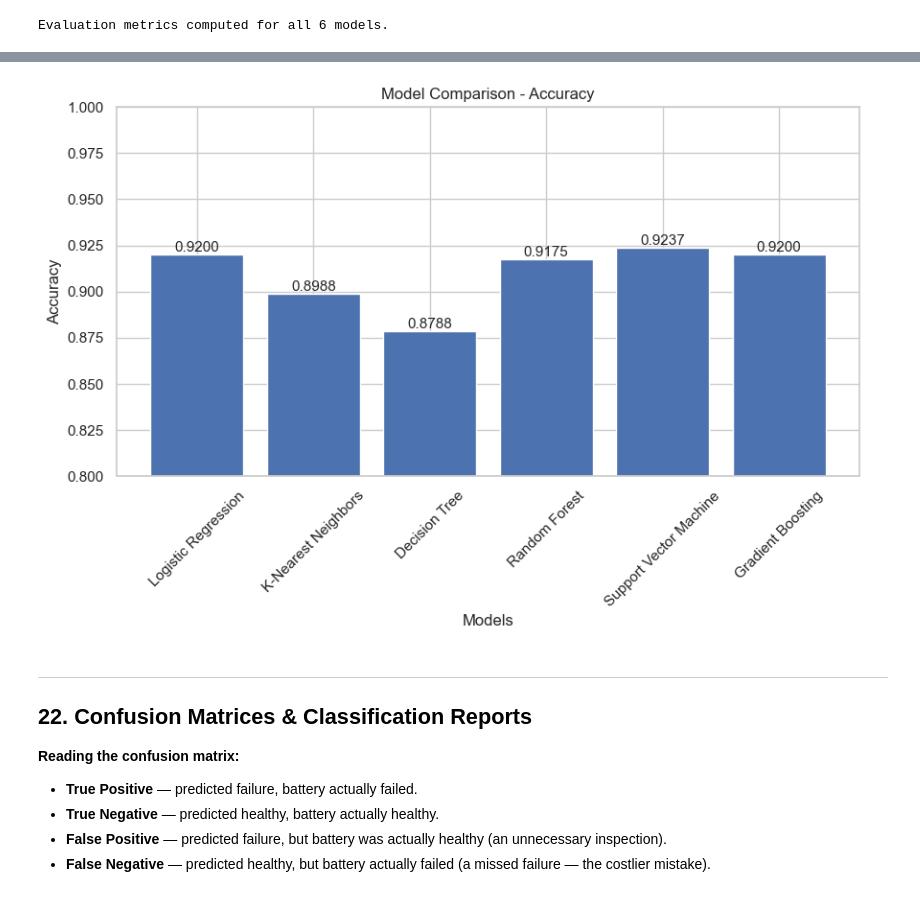
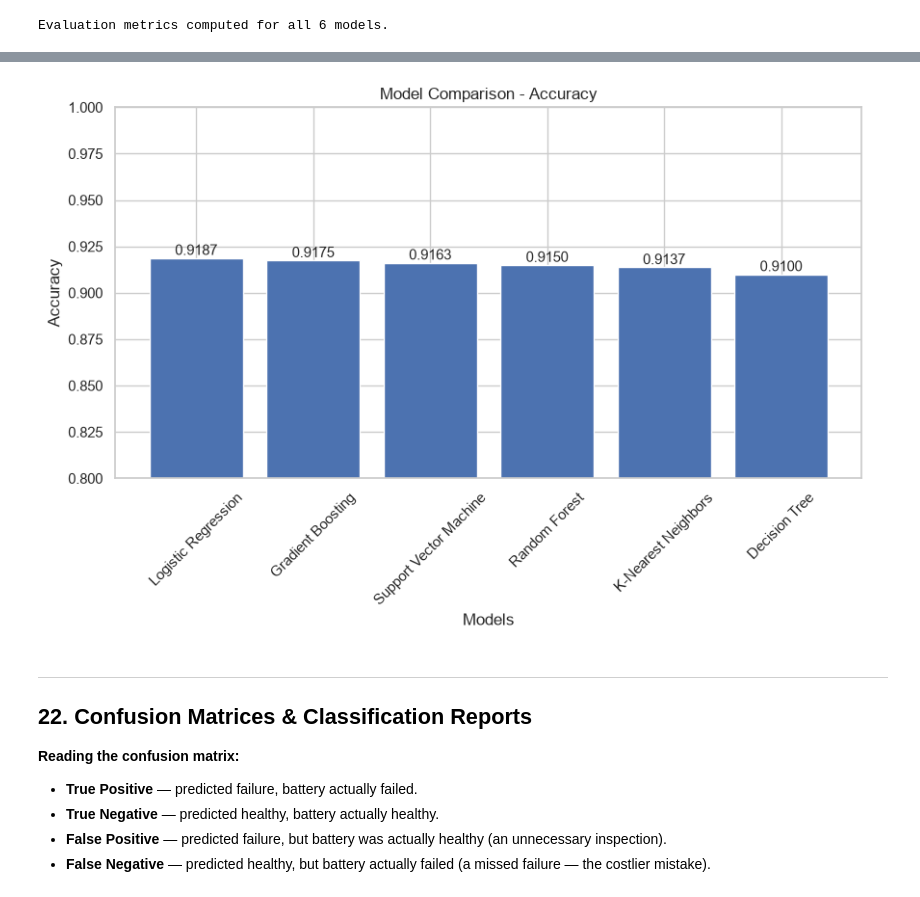
Before and after one commit to Aditya4426g/Electric-Vehicle-battery-failure-classification, a Jupyter notebook: nootbook/EV_Battery_Failure.ipynb, the cells around one changed output, grey strips where cells are left out. Drawn from its saved outputs; the diff is of its cells as text; code cells hidden in the pictures.

Commit message:
Fix notebook path resolution, enforce single PKL model artifact, and update app.py charts

```diff
--- a/nootbook/EV_Battery_Failure.ipynb
+++ b/nootbook/EV_Battery_Failure.ipynb
@@ -942,33 +942,33 @@ baseline_results.sort_values(
 # %%
 import matplotlib.pyplot as plt
 
 plt.figure(figsize=(10, 5))
 
 bars = plt.bar(
-    baseline_results["Model"],
-    baseline_results["Accuracy"]
+    tuned_comparison_table["Model"],
+    tuned_comparison_table["Test Accuracy"]
 )
 
 plt.title("Model Comparison - Accuracy")
 plt.xlabel("Models")
 plt.ylabel("Accuracy")
 plt.xticks(rotation=45)
 plt.ylim(0.8, 1.0)
 
 # Show value on top of each bar
 for bar in bars:
     value = bar.get_height()
     plt.text(
         bar.get_x() + bar.get_width() / 2,
         value,
         f"{value:.4f}",
         ha="center",
         va="bottom"
     )
 
 plt.show()
 # %% [output]
-[figure, old version]
+[figure, new version]
 # %% [markdown]
 ---
 ## 22. Confusion Matrices & Classification Reports
```
Also changed, not shown: parts of 13 cells of this notebook, 2 other files.
